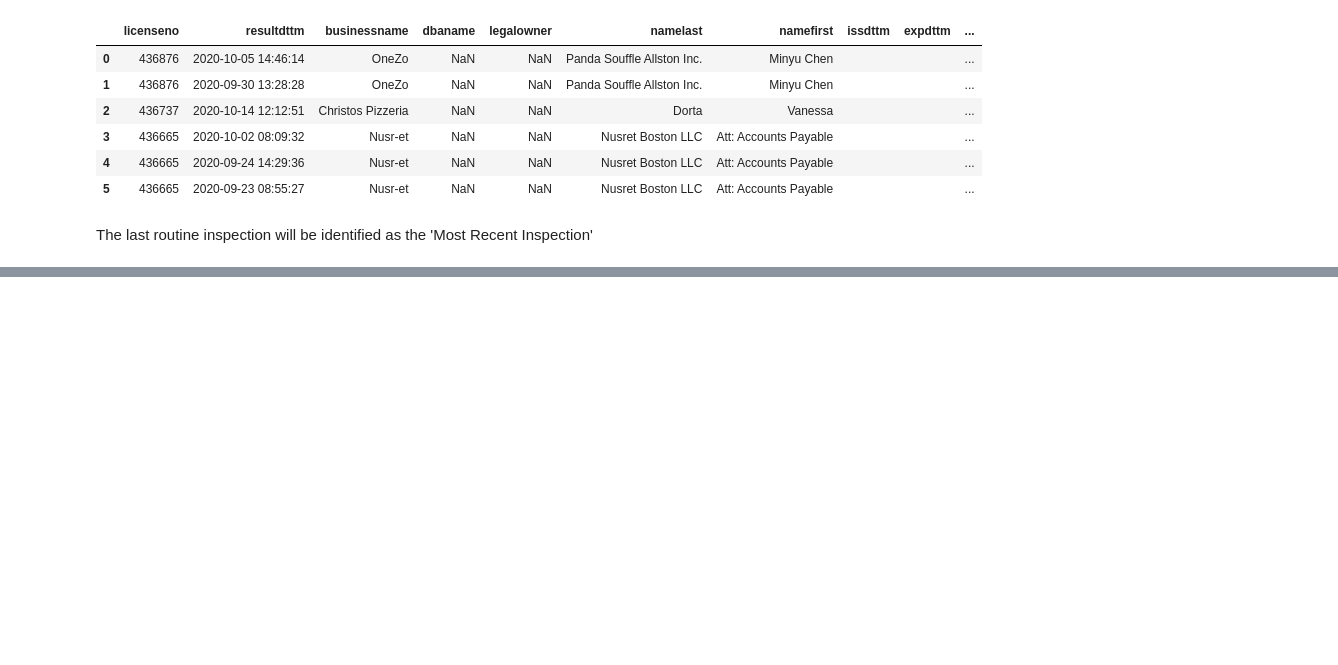
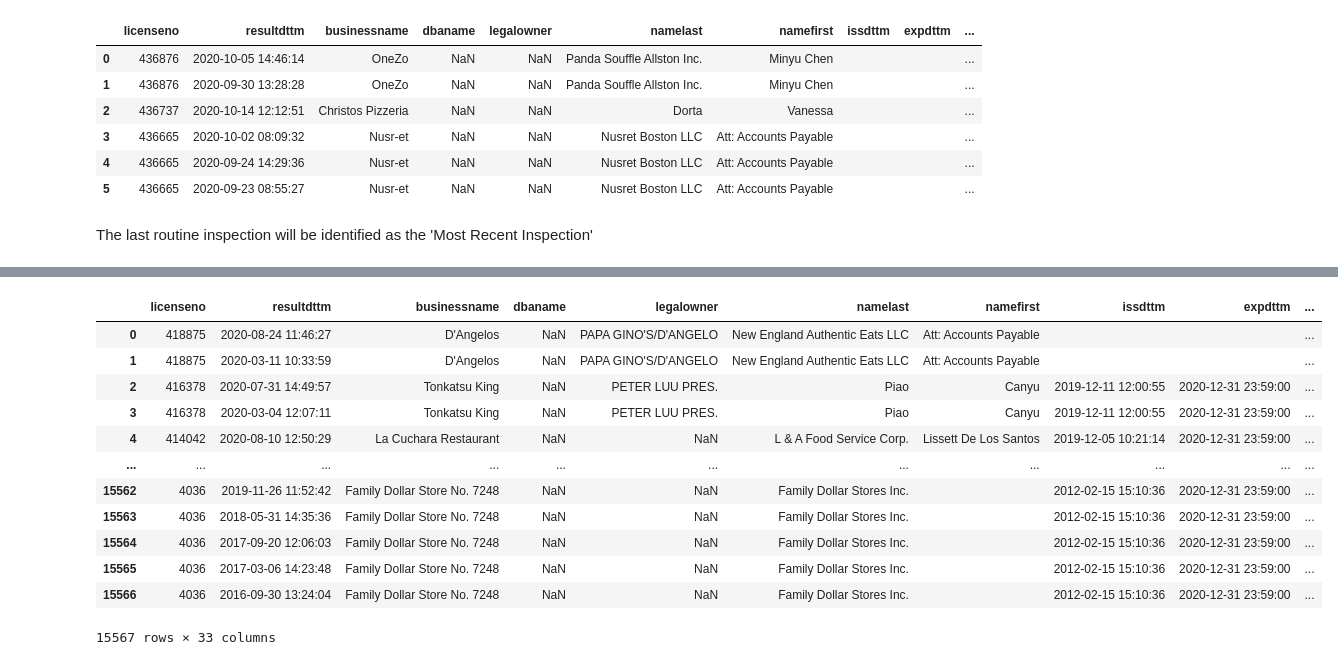
Before and after one commit to navish92/Restaurant_Inspections, a Jupyter notebook: Reshaping_Inspection_Data.ipynb, the cells around one changed output, grey strips where cells are left out. Drawn from its saved outputs; the diff is of its cells as text; code cells hidden in the pictures; blank space fills up the shorter version.

```diff
--- a/Reshaping_Inspection_Data.ipynb
+++ b/Reshaping_Inspection_Data.ipynb
@@ -212,4 +218,8 @@ df_routine_inspection.sort_values(by=['licenseno','resultdttm'],ascending=False)
 df_routine_inspection['routine_ins_count'] = df_routine_inspection.groupby('licenseno').licenseno.transform('count')
 # %%
 df_single_routine_ins = df_routine_inspection[df_routine_inspection['routine_ins_count'] == 1].reset_index(drop=True)
-df_many_routine_ins = df_routine_inspection[df_routine_inspection['routine_ins_count'] >= 1].reset_index(drop=True)
+df_many_routine_ins = df_routine_inspection[df_routine_inspection['routine_ins_count'] > 1].reset_index(drop=True)
+
+df_single_routine_ins.to_csv("new_restaurants_single_inspection_only.csv",index=False)
+
+df_many_routine_ins.to_csv("many_inspections_restaurants.csv",index=False)
@@ -268 +250,17 @@ HE_NotReq         1
 Name: result, dtype: int64
+# %%
+df_many_routine_ins
+# %% [output]
+|  | licenseno | resultdttm | businessname | dbaname | legalowner | namelast | namefirst | issdttm | expdttm | ... |
+| 0 | 418875 | 2020-08-24 11:46:27 | D'Angelos | NaN | PAPA GINO'S/D'ANGELO | New England Authentic Eats LLC | Att: Accounts Payable |  |  | ... |
+| 1 | 418875 | 2020-03-11 10:33:59 | D'Angelos | NaN | PAPA GINO'S/D'ANGELO | New England Authentic Eats LLC | Att: Accounts Payable |  |  | ... |
+| 2 | 416378 | 2020-07-31 14:49:57 | Tonkatsu King | NaN | PETER LUU PRES. | Piao | Canyu | 2019-12-11 12:00:55 | 2020-12-31 23:59:00 | ... |
+| 3 | 416378 | 2020-03-04 12:07:11 | Tonkatsu King | NaN | PETER LUU PRES. | Piao | Canyu | 2019-12-11 12:00:55 | 2020-12-31 23:59:00 | ... |
+| 4 | 414042 | 2020-08-10 12:50:29 | La Cuchara Restaurant | NaN | NaN | L & A Food Service Corp. | Lissett De Los Santos | 2019-12-05 10:21:14 | 2020-12-31 23:59:00 | ... |
+| ... | ... | ... | ... | ... | ... | ... | ... | ... | ... | ... |
+| 15562 | 4036 | 2019-11-26 11:52:42 | Family Dollar Store No. 7248 | NaN | NaN | Family Dollar Stores Inc. |  | 2012-02-15 15:10:36 | 2020-12-31 23:59:00 | ... |
+| 15563 | 4036 | 2018-05-31 14:35:36 | Family Dollar Store No. 7248 | NaN | NaN | Family Dollar Stores Inc. |  | 2012-02-15 15:10:36 | 2020-12-31 23:59:00 | ... |
+| 15564 | 4036 | 2017-09-20 12:06:03 | Family Dollar Store No. 7248 | NaN | NaN | Family Dollar Stores Inc. |  | 2012-02-15 15:10:36 | 2020-12-31 23:59:00 | ... |
+| 15565 | 4036 | 2017-03-06 14:23:48 | Family Dollar Store No. 7248 | NaN | NaN | Family Dollar Stores Inc. |  | 2012-02-15 15:10:36 | 2020-12-31 23:59:00 | ... |
+| 15566 | 4036 | 2016-09-30 13:24:04 | Family Dollar Store No. 7248 | NaN | NaN | Family Dollar Stores Inc. |  | 2012-02-15 15:10:36 | 2020-12-31 23:59:00 | ... |
+15567 rows × 33 columns
```
Also changed, not shown: parts of 19 cells of this notebook.
